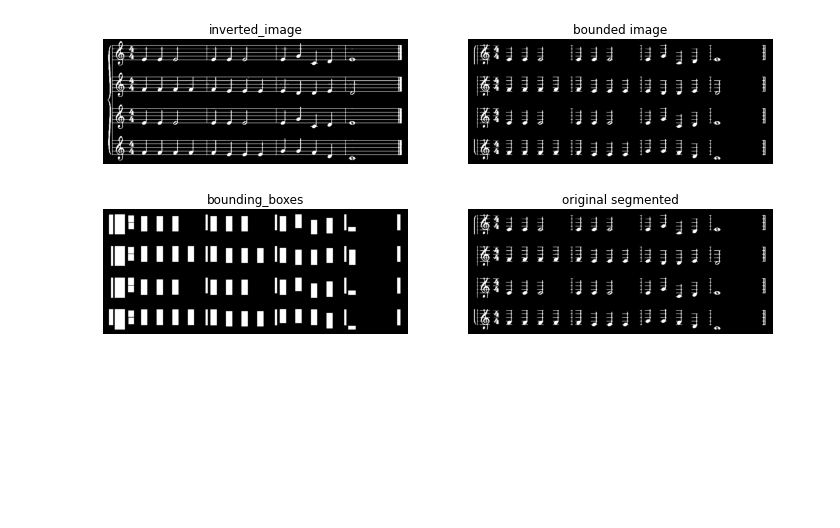
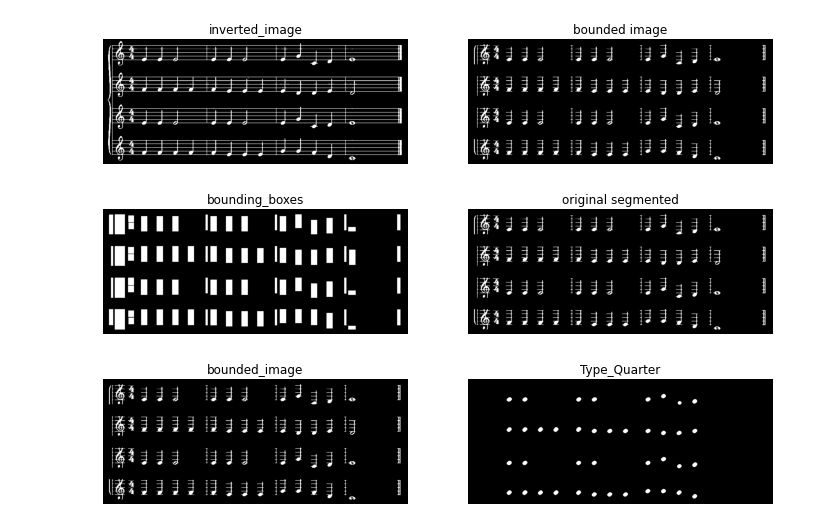
Before and after one commit to marait123/music-notes-reader, a Jupyter notebook: part1.ipynb, the cells around one changed output. Cells and saved outputs as stored; diff of their text form; code cells hidden in the pictures; blank space fills up the shorter version.

```diff
--- a/part1.ipynb
+++ b/part1.ipynb
@@ -116,3 +132,13 @@ draw_bounding_boxes(bounded_image,bounding_boxes)
 # %% [output]
 [figure]
 [figure]
+# %%
+# Detect Quarter
+
+opening_radius = 6
+closing_radius = 2
+
+Type_Quarter = detect_filled( bounded_image , opening_radius , closing_radius )
+show_images([bounded_image,Type_Quarter],['bounded_image','Type_Quarter'])
+# %% [output]
+[figure, added]
```
Also changed, not shown: parts of 7 cells of this notebook.
